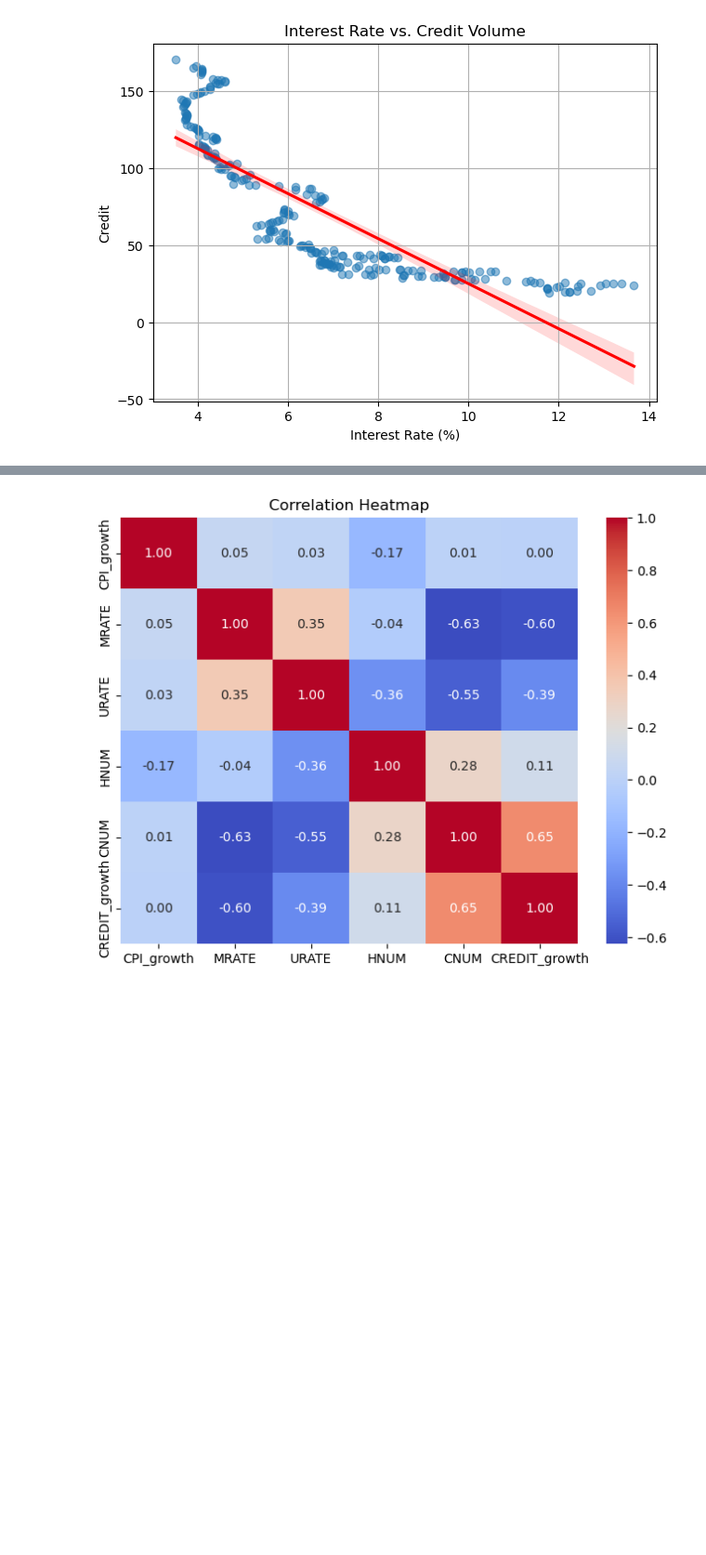
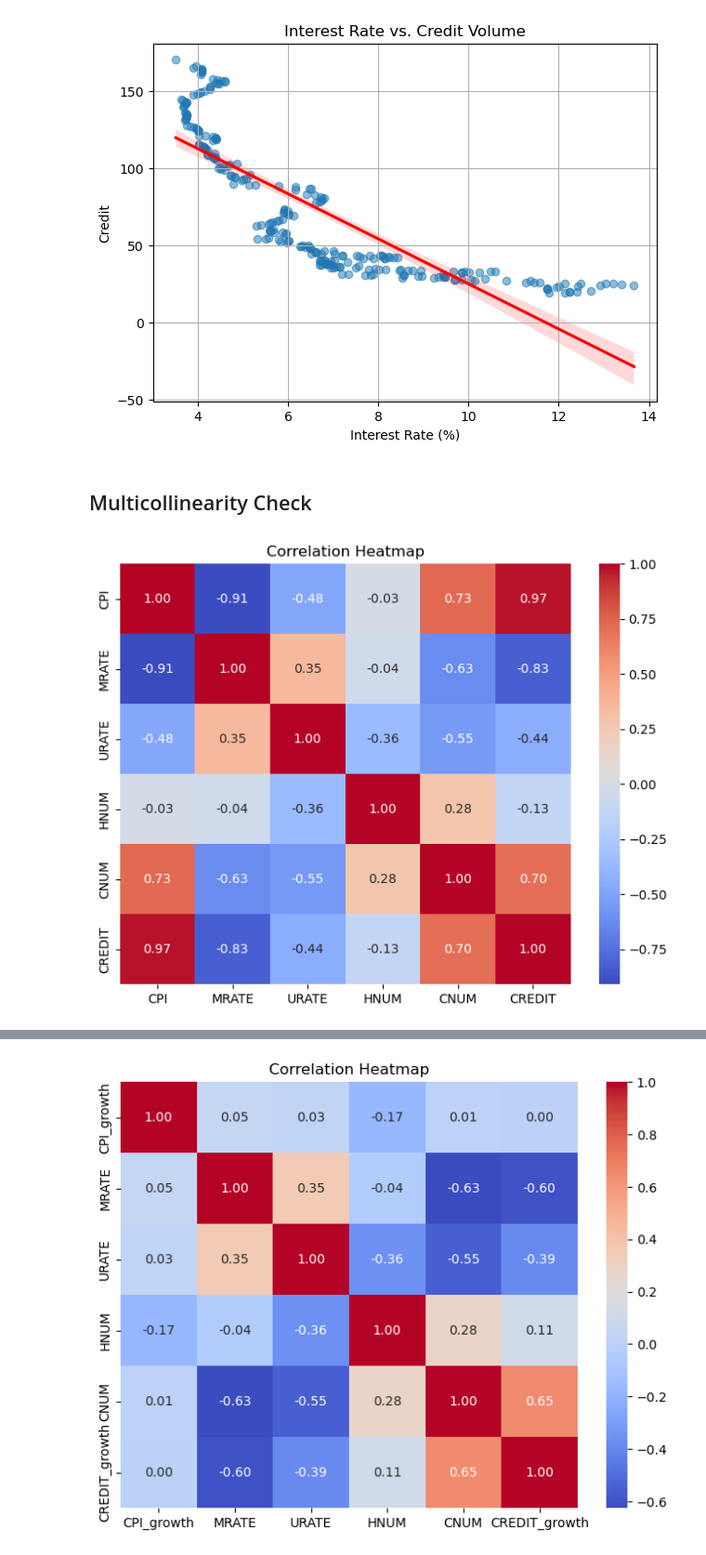
Before and after one commit to Winston8885/econproject, a Jupyter notebook: page.ipynb, the cells around one changed output, grey strips where cells are left out. Shown at 93% size. Cells and saved outputs as stored; diff of their text form; code cells hidden in the pictures; blank space fills up the shorter version.

```diff
--- a/page.ipynb
+++ b/page.ipynb
@@ -124,3 +142,13 @@ plt.grid(True)
 plt.show()
 # %% [output]
 [figure]
+# %% [markdown]
+##  Multicollinearity Check
+# %%
+plt.figure(figsize=(8, 6))
+corr = df[[ "CPI", "MRATE", "URATE", "HNUM", "CNUM","CREDIT"]].corr()
+sns.heatmap(corr, annot=True, cmap="coolwarm", fmt=".2f")
+plt.title("Correlation Heatmap")
+plt.show()
+# %% [output]
+[figure, added]
```
Also changed, not shown: parts of 31 cells of this notebook.
